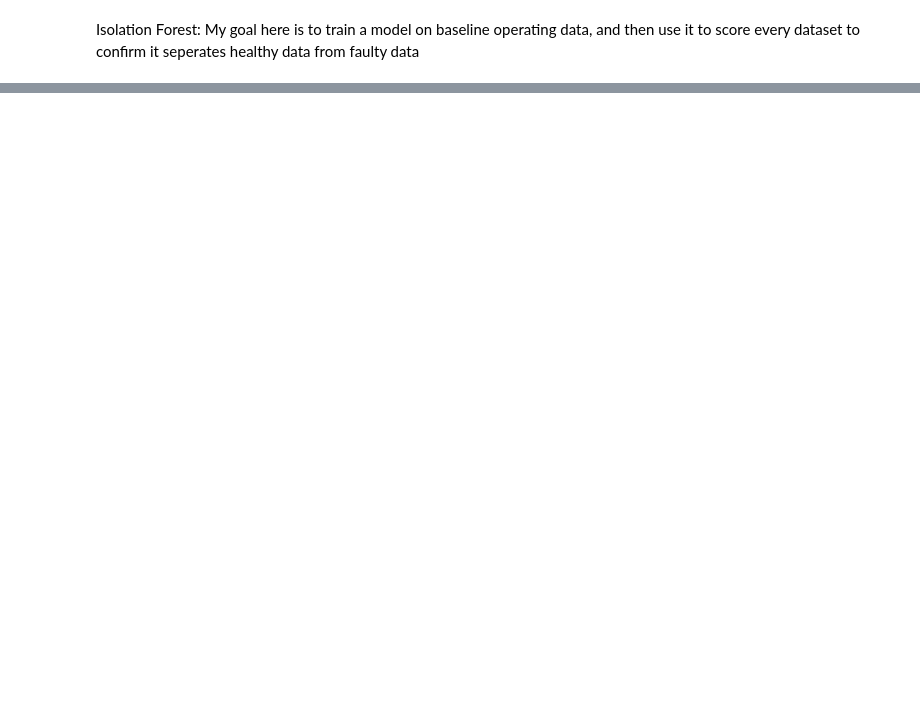
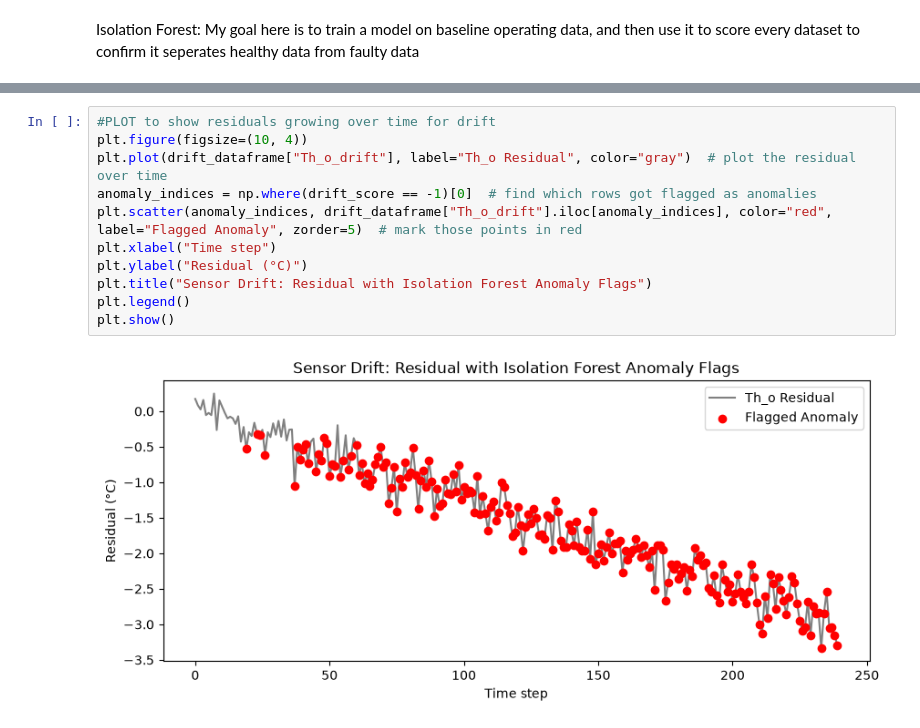
Before and after one commit to grayson-kelly/heat-exchanger-digital-twin, a Jupyter notebook: notebooks/04_fault_detection.ipynb, the cells around one changed output, grey strips where cells are left out. Saved outputs shown, nothing was run; the diff lists cells and outputs as text; blank space fills up the shorter version.

Commit message:
Added summary, intro, and a plot to show anomalies for the drift fault. Completed 04_fault_detection

```diff
--- a/notebooks/04_fault_detection.ipynb
+++ b/notebooks/04_fault_detection.ipynb
@@ -318,0 +330,13 @@ Percent flagged: 5.0
+# %%
+#PLOT to show residuals growing over time for drift
+plt.figure(figsize=(10, 4))
+plt.plot(drift_dataframe["Th_o_drift"], label="Th_o Residual", color="gray")  # plot the residual over time
+anomaly_indices = np.where(drift_score == -1)[0]  # find which rows got flagged as anomalies
+plt.scatter(anomaly_indices, drift_dataframe["Th_o_drift"].iloc[anomaly_indices], color="red", label="Flagged Anomaly", zorder=5)  # mark those points in red
+plt.xlabel("Time step")
+plt.ylabel("Residual (°C)")
+plt.title("Sensor Drift: Residual with Isolation Forest Anomaly Flags")
+plt.legend()
+plt.show()
+# %% [output]
+[figure, added]
```
Also changed, not shown: parts of 5 cells of this notebook, 1 other file.
